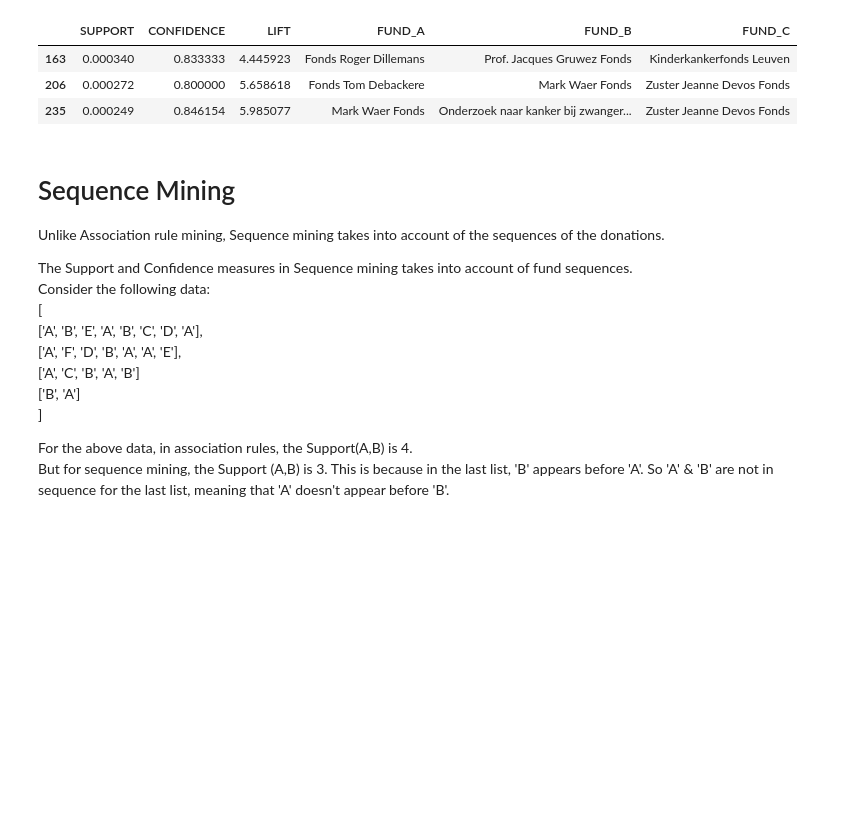
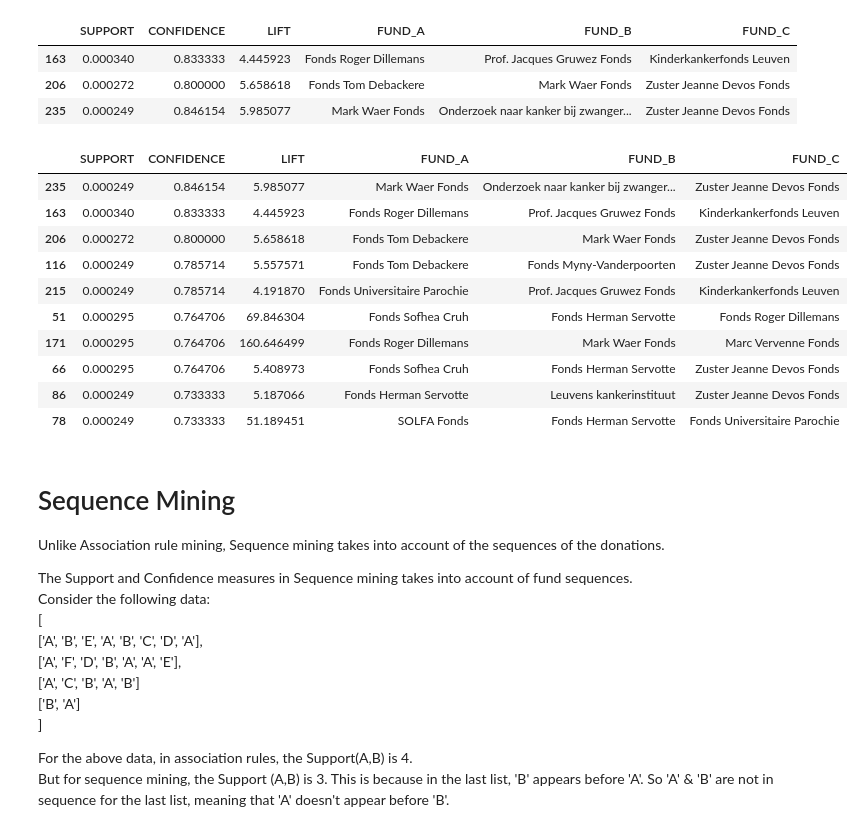
Before and after one commit to TrigunaBN/TrigunaBN.github.io, a Jupyter notebook: Associations, Sequence Mining, and Fund Recommendations.ipynb, the cells around one changed output. Saved outputs shown, nothing was run; the diff lists cells and outputs as text; code cells hidden in the pictures; blank space fills up the shorter version.

```diff
--- a/Associations, Sequence Mining, and Fund Recommendations.ipynb
+++ b/Associations, Sequence Mining, and Fund Recommendations.ipynb
@@ -361,6 +361,20 @@ a_rules_df[(a_rules_df['CONFIDENCE'] >= 0.8)]
 | 163 | 0.000340 | 0.833333 | 4.445923 | Fonds Roger Dillemans | Prof. Jacques Gruwez Fonds | Kinderkankerfonds Leuven |
 | 206 | 0.000272 | 0.800000 | 5.658618 | Fonds Tom Debackere | Mark Waer Fonds | Zuster Jeanne Devos Fonds |
 | 235 | 0.000249 | 0.846154 | 5.985077 | Mark Waer Fonds | Onderzoek naar kanker bij zwanger... | Zuster Jeanne Devos Fonds |
+# %%
+a_rules_df.sort_values(['CONFIDENCE'],ascending=[False]).head(10)
+# %% [output]
+|  | SUPPORT | CONFIDENCE | LIFT | FUND_A | FUND_B | FUND_C |
+| 235 | 0.000249 | 0.846154 | 5.985077 | Mark Waer Fonds | Onderzoek naar kanker bij zwanger... | Zuster Jeanne Devos Fonds |
+| 163 | 0.000340 | 0.833333 | 4.445923 | Fonds Roger Dillemans | Prof. Jacques Gruwez Fonds | Kinderkankerfonds Leuven |
+| 206 | 0.000272 | 0.800000 | 5.658618 | Fonds Tom Debackere | Mark Waer Fonds | Zuster Jeanne Devos Fonds |
+| 116 | 0.000249 | 0.785714 | 5.557571 | Fonds Tom Debackere | Fonds Myny-Vanderpoorten | Zuster Jeanne Devos Fonds |
+| 215 | 0.000249 | 0.785714 | 4.191870 | Fonds Universitaire Parochie | Prof. Jacques Gruwez Fonds | Kinderkankerfonds Leuven |
+| 51 | 0.000295 | 0.764706 | 69.846304 | Fonds Sofhea Cruh | Fonds Herman Servotte | Fonds Roger Dillemans |
+| 171 | 0.000295 | 0.764706 | 160.646499 | Fonds Roger Dillemans | Mark Waer Fonds | Marc Vervenne Fonds |
+| 66 | 0.000295 | 0.764706 | 5.408973 | Fonds Sofhea Cruh | Fonds Herman Servotte | Zuster Jeanne Devos Fonds |
+| 86 | 0.000249 | 0.733333 | 5.187066 | Fonds Herman Servotte | Leuvens kankerinstituut | Zuster Jeanne Devos Fonds |
+| 78 | 0.000249 | 0.733333 | 51.189451 | SOLFA Fonds | Fonds Herman Servotte | Fonds Universitaire Parochie |
 # %% [markdown]
 # Sequence Mining
 
```
